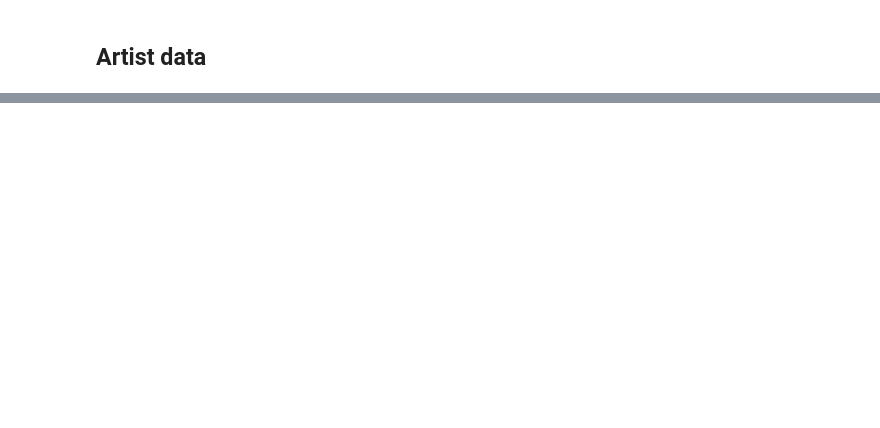
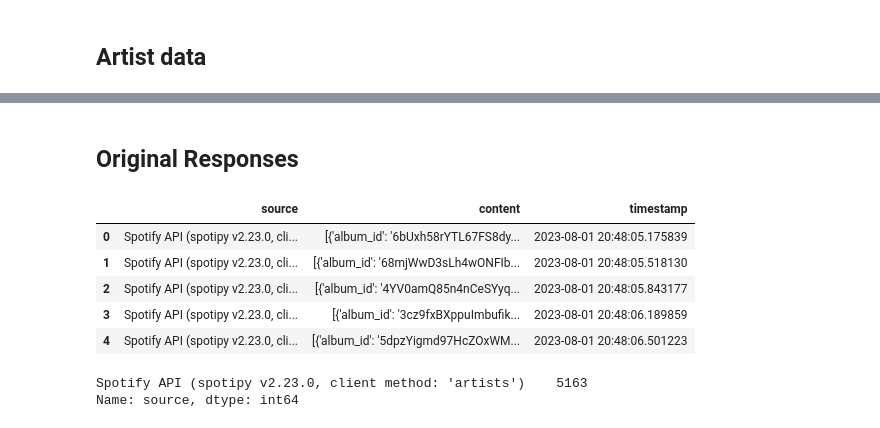
Before and after one commit to Sejmou/spotify-charts-analysis, a Jupyter notebook: notebooks/analysis/artists.ipynb, the cells around one changed output, grey strips where cells are left out. Saved outputs shown, nothing was run; the diff lists cells and outputs as text; code cells hidden in the pictures; blank space fills up the shorter version.

```diff
--- a/notebooks/analysis/artists.ipynb
+++ b/notebooks/analysis/artists.ipynb
@@ -40,2 +40,19 @@ artist_genres.head()
 # %%
 artist_images = artist_df_dict['images']
+# %% [markdown]
+## Original Responses
+# %%
+original_responses = artist_df_dict['original_responses']
+original_responses.head()
+# %% [output]
+|  | source | content | timestamp |
+| 0 | Spotify API (spotipy v2.23.0, cli... | [{'album_id': '6bUxh58rYTL67FS8dy... | 2023-08-01 20:48:05.175839 |
+| 1 | Spotify API (spotipy v2.23.0, cli... | [{'album_id': '68mjWwD3sLh4wONFIb... | 2023-08-01 20:48:05.518130 |
+| 2 | Spotify API (spotipy v2.23.0, cli... | [{'album_id': '4YV0amQ85n4nCeSYyq... | 2023-08-01 20:48:05.843177 |
+| 3 | Spotify API (spotipy v2.23.0, cli... | [{'album_id': '3cz9fxBXppuImbufik... | 2023-08-01 20:48:06.189859 |
+| 4 | Spotify API (spotipy v2.23.0, cli... | [{'album_id': '5dpzYigmd97HcZOxWM... | 2023-08-01 20:48:06.501223 |
+# %%
+original_responses.source.value_counts()
+# %% [output]
+Spotify API (spotipy v2.23.0, client method: 'artists')    5163
+Name: source, dtype: int64
```
Also changed, not shown: parts of 4 cells of this notebook, 7 other files.
